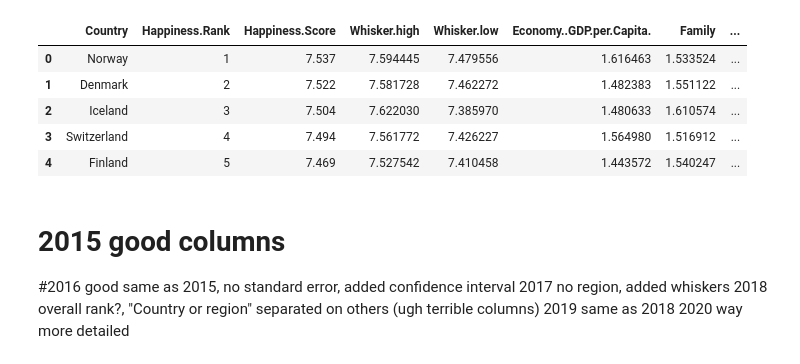
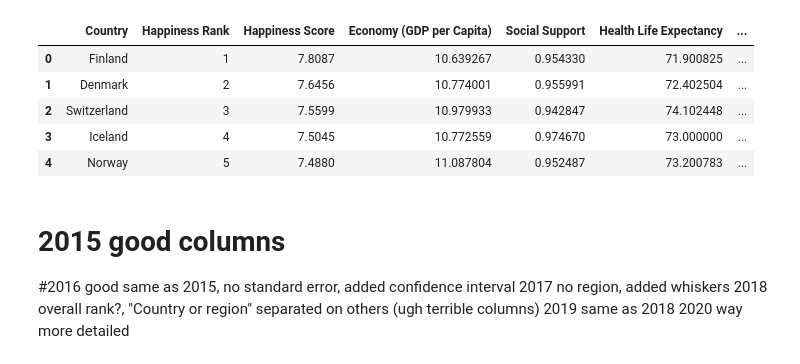
Before and after one commit to alexarnold630/Happiness_Index_Investigation, a Jupyter notebook: Happiness/Happiness Data Cleaning.ipynb, the cells around one changed output. Drawn from its saved outputs; the diff is of its cells as text; code cells hidden in the pictures.

Commit message:
2020 edits and adds

```diff
--- a/Happiness/Happiness Data Cleaning.ipynb
+++ b/Happiness/Happiness Data Cleaning.ipynb
@@ -4,26 +4,26 @@ import numpy as np
 # %%
 filepath_2015 = "Resources/2015.csv"
 filepath_2016 = "Resources/2016.csv"
 filepath_2017 = "Resources/2017.csv"
 filepath_2018 = "Resources/2018.csv"
 filepath_2019 = "Resources/2019.csv"
-filepath_2020 = "Resources/2020.csv"
+filepath_2020 = "Resources/Edit_2020.csv"
 
 df_2015 = pd.read_csv(filepath_2015)
 df_2016 = pd.read_csv(filepath_2016)
 df_2017 = pd.read_csv(filepath_2017)
 df_2018 = pd.read_csv(filepath_2018)
 df_2019 = pd.read_csv(filepath_2019)
 df_2020 = pd.read_csv(filepath_2020)
 
-df_2017.head()
+df_2020.head()
 # %% [output]
-|  | Country | Happiness.Rank | Happiness.Score | Whisker.high | Whisker.low | Economy..GDP.per.Capita. | Family | ... |
-| 0 | Norway | 1 | 7.537 | 7.594445 | 7.479556 | 1.616463 | 1.533524 | ... |
-| 1 | Denmark | 2 | 7.522 | 7.581728 | 7.462272 | 1.482383 | 1.551122 | ... |
-| 2 | Iceland | 3 | 7.504 | 7.622030 | 7.385970 | 1.480633 | 1.610574 | ... |
-| 3 | Switzerland | 4 | 7.494 | 7.561772 | 7.426227 | 1.564980 | 1.516912 | ... |
-| 4 | Finland | 5 | 7.469 | 7.527542 | 7.410458 | 1.443572 | 1.540247 | ... |
+|  | Country | Happiness Rank | Happiness Score | Economy (GDP per Capita) | Social Support | Health Life Expectancy | ... |
+| 0 | Finland | 1 | 7.8087 | 10.639267 | 0.954330 | 71.900825 | ... |
+| 1 | Denmark | 2 | 7.6456 | 10.774001 | 0.955991 | 72.402504 | ... |
+| 2 | Switzerland | 3 | 7.5599 | 10.979933 | 0.942847 | 74.102448 | ... |
+| 3 | Iceland | 4 | 7.5045 | 10.772559 | 0.974670 | 73.000000 | ... |
+| 4 | Norway | 5 | 7.4880 | 11.087804 | 0.952487 | 73.200783 | ... |
 # %% [markdown]
 # 2015 good columns
 #2016 good same as 2015, no standard error, added confidence interval
```
Also changed, not shown: parts of 3 cells of this notebook, 7 other files.
